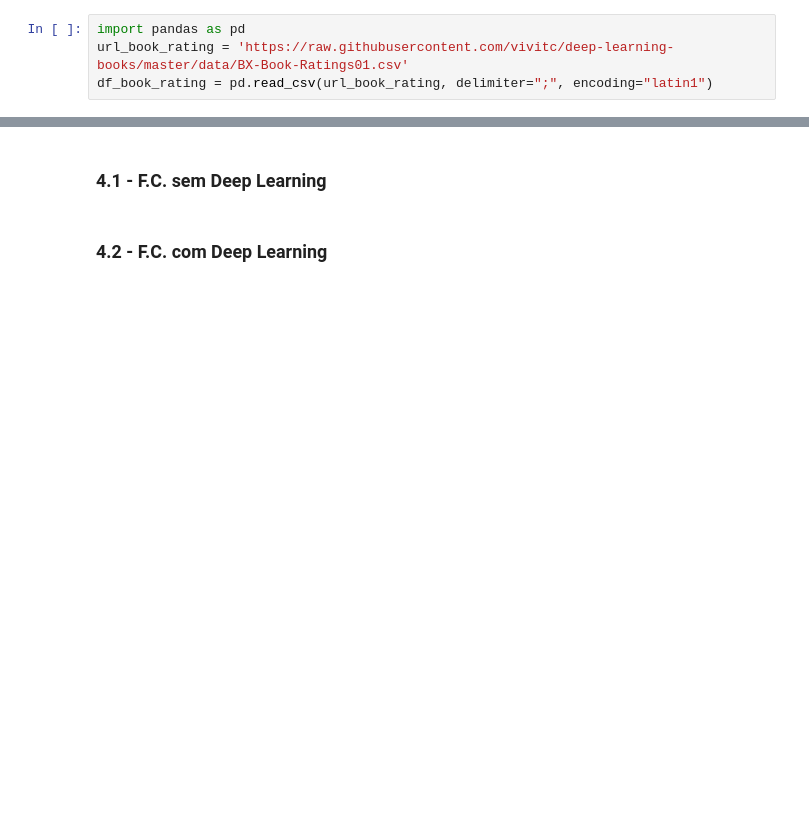
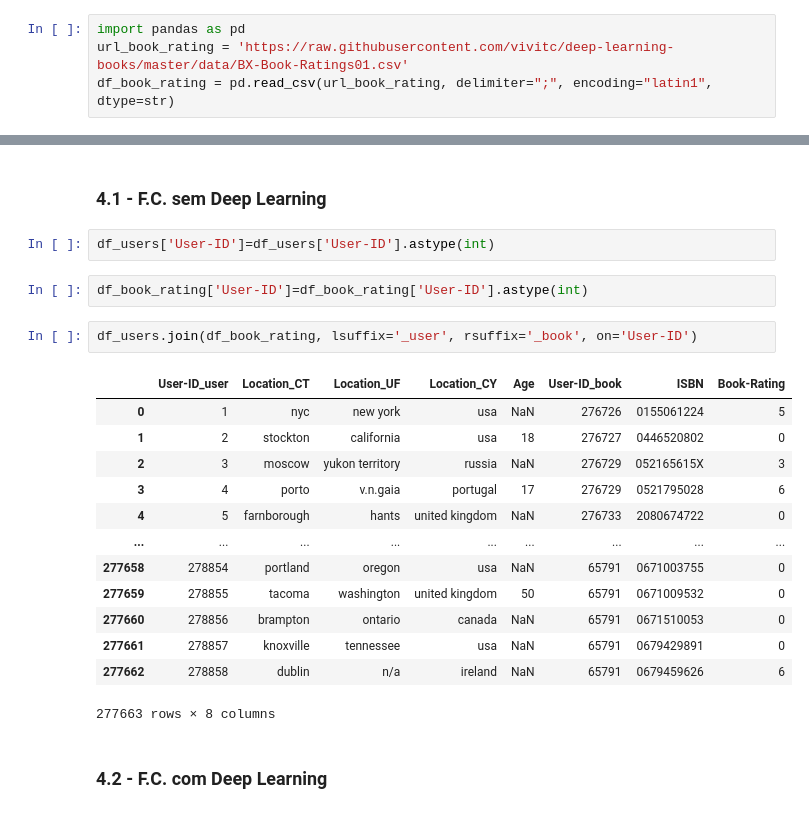
Before and after one commit to vivitc/deep-learning-books, a Jupyter notebook: Trabalho_DL_Books.ipynb, the cells around one changed output, grey strips where cells are left out. Saved outputs shown, nothing was run; the diff lists cells and outputs as text; blank space fills up the shorter version.

Commit message:
trying to joing user and book ratings WIP

```diff
--- a/Trabalho_DL_Books.ipynb
+++ b/Trabalho_DL_Books.ipynb
@@ -76,7 +76,7 @@ Aqui, vamos subir a base
 # %%
 import pandas as pd
 url_book_rating = 'https://raw.githubusercontent.com/vivitc/deep-learning-books/master/data/BX-Book-Ratings01.csv'
-df_book_rating = pd.read_csv(url_book_rating, delimiter=";", encoding="latin1")
+df_book_rating = pd.read_csv(url_book_rating, delimiter=";", encoding="latin1", dtype=str)
 # %%
 display(df_book_rating)
 # %% [output]
@@ -372,6 +372,26 @@ Executaremos a filtragem com DL e sem DL, para depois compararmos as principais
 - mean_abs_error: O mean absolute error
 # %% [markdown]
 ### 4.1 - F.C. sem Deep Learning
+# %%
+df_users['User-ID']=df_users['User-ID'].astype(int)
+# %%
+df_book_rating['User-ID']=df_book_rating['User-ID'].astype(int)
+# %%
+df_users.join(df_book_rating, lsuffix='_user', rsuffix='_book', on='User-ID')
+# %% [output]
+|  | User-ID_user | Location_CT | Location_UF | Location_CY | Age | User-ID_book | ISBN | Book-Rating |
+| 0 | 1 | nyc | new york | usa | NaN | 276726 | 0155061224 | 5 |
+| 1 | 2 | stockton | california | usa | 18 | 276727 | 0446520802 | 0 |
+| 2 | 3 | moscow | yukon territory | russia | NaN | 276729 | 052165615X | 3 |
+| 3 | 4 | porto | v.n.gaia | portugal | 17 | 276729 | 0521795028 | 6 |
+| 4 | 5 | farnborough | hants | united kingdom | NaN | 276733 | 2080674722 | 0 |
+| ... | ... | ... | ... | ... | ... | ... | ... | ... |
+| 277658 | 278854 | portland | oregon | usa | NaN | 65791 | 0671003755 | 0 |
+| 277659 | 278855 | tacoma | washington | united kingdom | 50 | 65791 | 0671009532 | 0 |
+| 277660 | 278856 | brampton | ontario | canada | NaN | 65791 | 0671510053 | 0 |
+| 277661 | 278857 | knoxville | tennessee | usa | NaN | 65791 | 0679429891 | 0 |
+| 277662 | 278858 | dublin | n/a | ireland | NaN | 65791 | 0679459626 | 6 |
+277663 rows × 8 columns
 # %% [markdown]
 ### 4.2 - F.C. com Deep Learning
 # %% [markdown]
```
Also changed, not shown: parts of 1 cell of this notebook.
